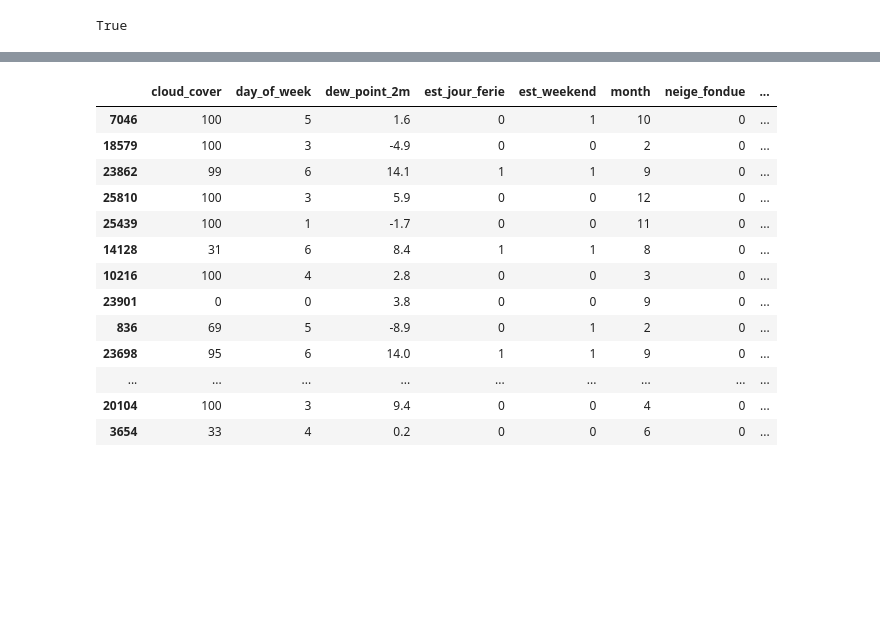
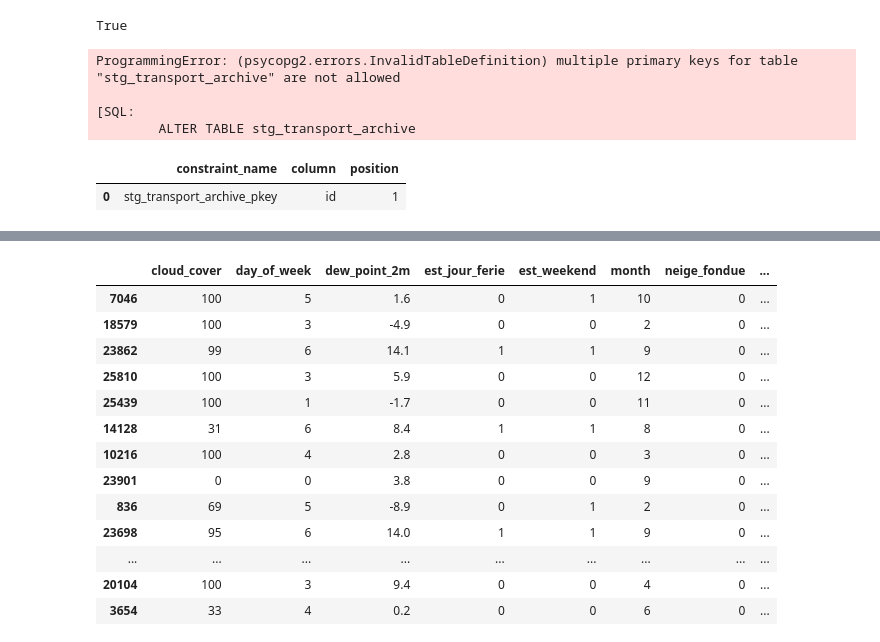
Before and after one commit to cnqs-jedha/delay-forecast, a Jupyter notebook: exploration/ml_first_test.ipynb, the cells around one changed output, grey strips where cells are left out. Drawn from its saved outputs; the diff is of its cells as text; code cells hidden in the pictures; blank space fills up the shorter version.

```diff
--- a/exploration/ml_first_test.ipynb
+++ b/exploration/ml_first_test.ipynb
@@ -74,3 +124,44 @@ with engine.begin() as conn:
+# %%
+engine = create_engine(
+    db_url,
+    pool_pre_ping=True,
+)
+# %%
+with engine.begin() as conn:
+    conn.execute(text("""
+        ALTER TABLE stg_transport_archive
+        ADD CONSTRAINT ta_table_pkey PRIMARY KEY (id);
+
+
+    """))
+# %% [output]
+ProgrammingError: (psycopg2.errors.InvalidTableDefinition) multiple primary keys for table "stg_transport_archive" are not allowed
+
+[SQL:
+        ALTER TABLE stg_transport_archive
+# %%
+from sqlalchemy import text
+import pandas as pd
+
+with engine.begin() as conn:
+    pk = conn.execute(text("""
+        SELECT
+            tc.constraint_name,
+            kcu.column_name,
+            kcu.ordinal_position
+        FROM information_schema.table_constraints tc
+        JOIN information_schema.key_column_usage kcu
+          ON tc.constraint_name = kcu.constraint_name
+         AND tc.table_schema = kcu.table_schema
+        WHERE tc.constraint_type = 'PRIMARY KEY'
+          AND tc.table_name = 'stg_transport_archive'
+        ORDER BY kcu.ordinal_position;
+    """)).fetchall()
+
+pd.DataFrame(pk, columns=["constraint_name", "column", "position"])
+# %% [output]
+|  | constraint_name | column | position |
+| 0 | stg_transport_archive_pkey | id | 1 |
 # %%
 df_transport = pd.DataFrame(transport_data)
 df_transport.sample(20)
```
Also changed, not shown: parts of 1 cell of this notebook, 10 other files.
